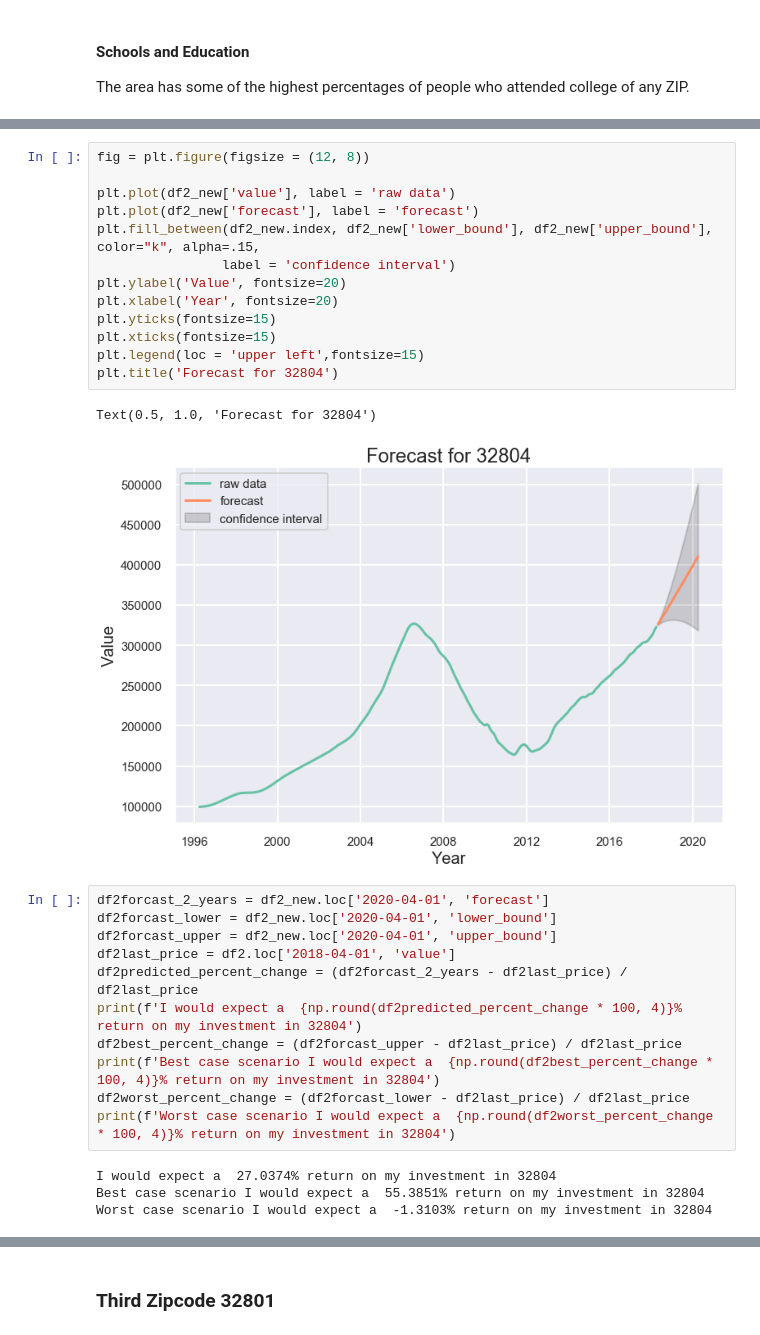
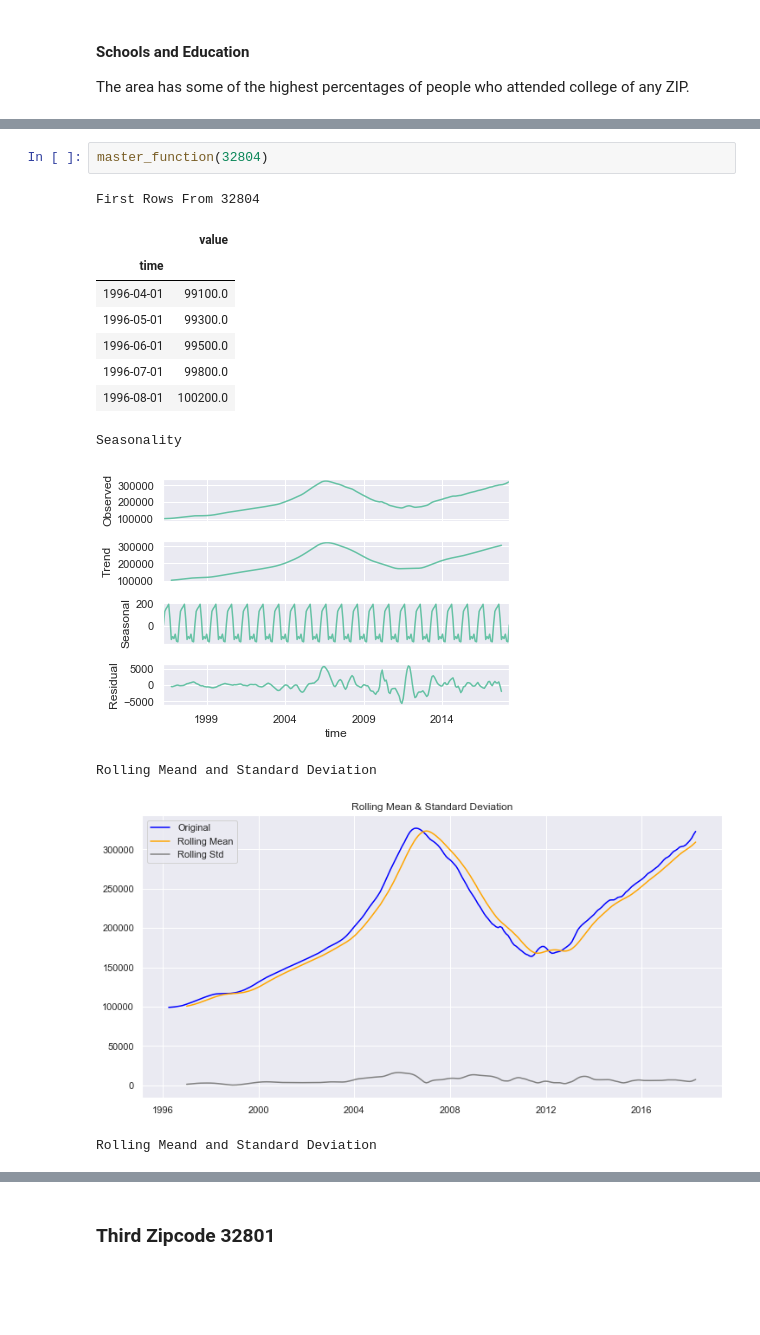
Before and after one commit to diegovallejossalas/Module__project, a Jupyter notebook: starter_notebook.ipynb, the cells around one changed output, grey strips where cells are left out. Saved outputs shown, nothing was run; the diff lists cells and outputs as text; blank space fills up the shorter version.

```diff
--- a/starter_notebook.ipynb
+++ b/starter_notebook.ipynb
@@ -665,31 +580,16 @@ df2_new.head()
-# %%
-fig = plt.figure(figsize = (12, 8))
-
-plt.plot(df2_new['value'], label = 'raw data')
-plt.plot(df2_new['forecast'], label = 'forecast')
-plt.fill_between(df2_new.index, df2_new['lower_bound'], df2_new['upper_bound'], color="k", alpha=.15,
-                label = 'confidence interval')
-plt.ylabel('Value', fontsize=20)
-plt.xlabel('Year', fontsize=20)
-plt.yticks(fontsize=15)
-plt.xticks(fontsize=15)
-plt.legend(loc = 'upper left',fontsize=15)
-plt.title('Forecast for 32804')
-# %% [output]
-Text(0.5, 1.0, 'Forecast for 32804')
-[figure, removed]
-# %%
-df2forcast_2_years = df2_new.loc['2020-04-01', 'forecast']
-df2forcast_lower = df2_new.loc['2020-04-01', 'lower_bound']
-df2forcast_upper = df2_new.loc['2020-04-01', 'upper_bound']
-df2last_price = df2.loc['2018-04-01', 'value']
-df2predicted_percent_change = (df2forcast_2_years - df2last_price) / df2last_price
-print(f'I would expect a  {np.round(df2predicted_percent_change * 100, 4)}% return on my investment in 32804')
-df2best_percent_change = (df2forcast_upper - df2last_price) / df2last_price
-print(f'Best case scenario I would expect a  {np.round(df2best_percent_change * 100, 4)}% return on my investment in 32804')
-df2worst_percent_change = (df2forcast_lower - df2last_price) / df2last_price
-print(f'Worst case scenario I would expect a  {np.round(df2worst_percent_change * 100, 4)}% return on my investment in 32804')
-# %% [output]
-I would expect a  27.0374% return on my investment in 32804
-Best case scenario I would expect a  55.3851% return on my investment in 32804
-Worst case scenario I would expect a  -1.3103% return on my investment in 32804
+# %%
+master_function(32804)
+# %% [output]
+First Rows From 32804
+|  | value |
+| time |  |
+| 1996-04-01 | 99100.0 |
+| 1996-05-01 | 99300.0 |
+| 1996-06-01 | 99500.0 |
+| 1996-07-01 | 99800.0 |
+| 1996-08-01 | 100200.0 |
+Seasonality
+[figure, added]
+Rolling Meand and Standard Deviation
+[figure, added]
+Rolling Meand and Standard Deviation
```
Also changed, not shown: parts of 137 cells of this notebook.
